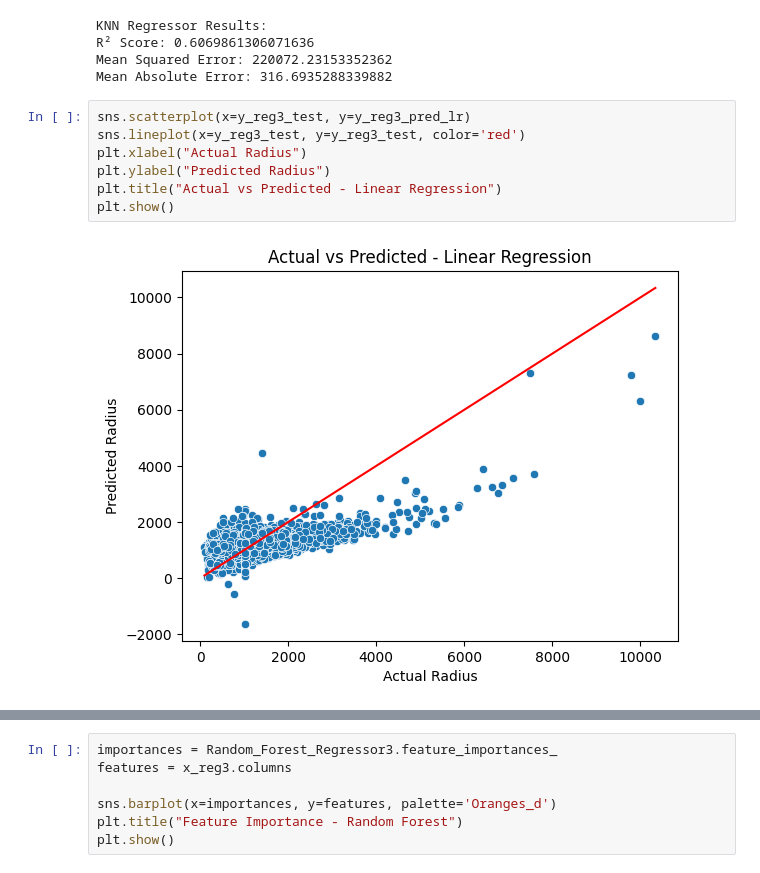
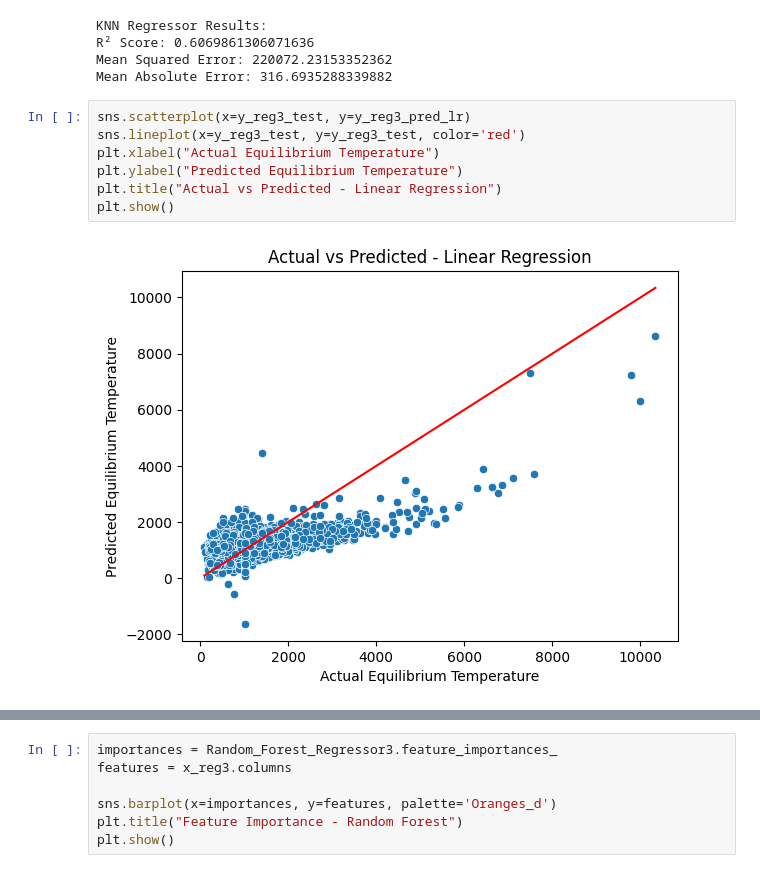
Before and after one commit to Aditya131805/NASA-Space-Apps-Challenge, a Jupyter notebook: models.ipynb, the cells around one changed output, grey strips where cells are left out. Drawn from its saved outputs; the diff is of its cells as text.

```diff
--- a/models.ipynb
+++ b/models.ipynb
@@ -458,12 +458,12 @@ Mean Absolute Error: 316.6935288339882
 # %%
 sns.scatterplot(x=y_reg3_test, y=y_reg3_pred_lr)
 sns.lineplot(x=y_reg3_test, y=y_reg3_test, color='red')
-plt.xlabel("Actual Radius")
-plt.ylabel("Predicted Radius")
+plt.xlabel("Actual Equilibrium Temperature")
+plt.ylabel("Predicted Equilibrium Temperature")
 plt.title("Actual vs Predicted - Linear Regression")
 plt.show()
 # %% [output]
-[figure, old version]
+[figure, new version]
 # %%
 r2_scores = [
     r2_score(y_reg3_test, y_reg3_pred_lr),
```
Also changed, not shown: parts of 15 cells of this notebook.
